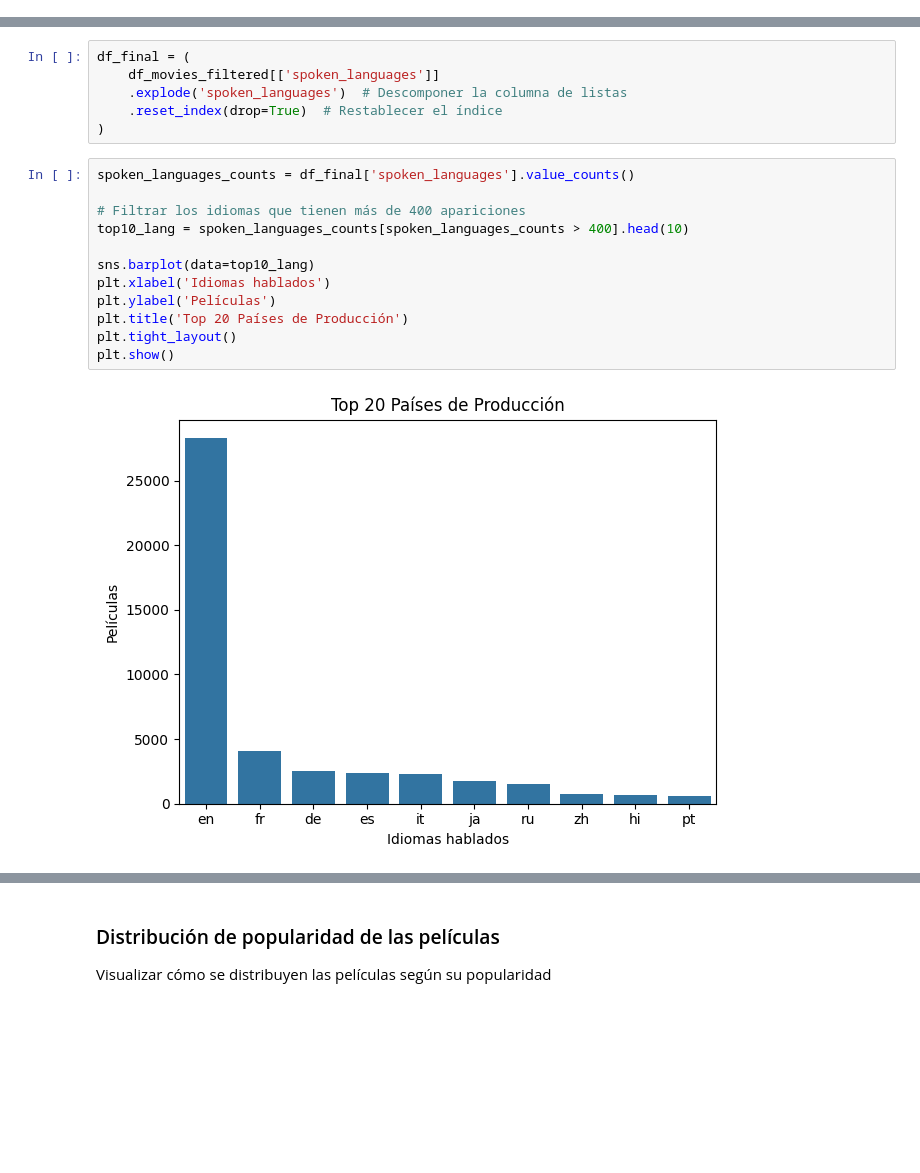
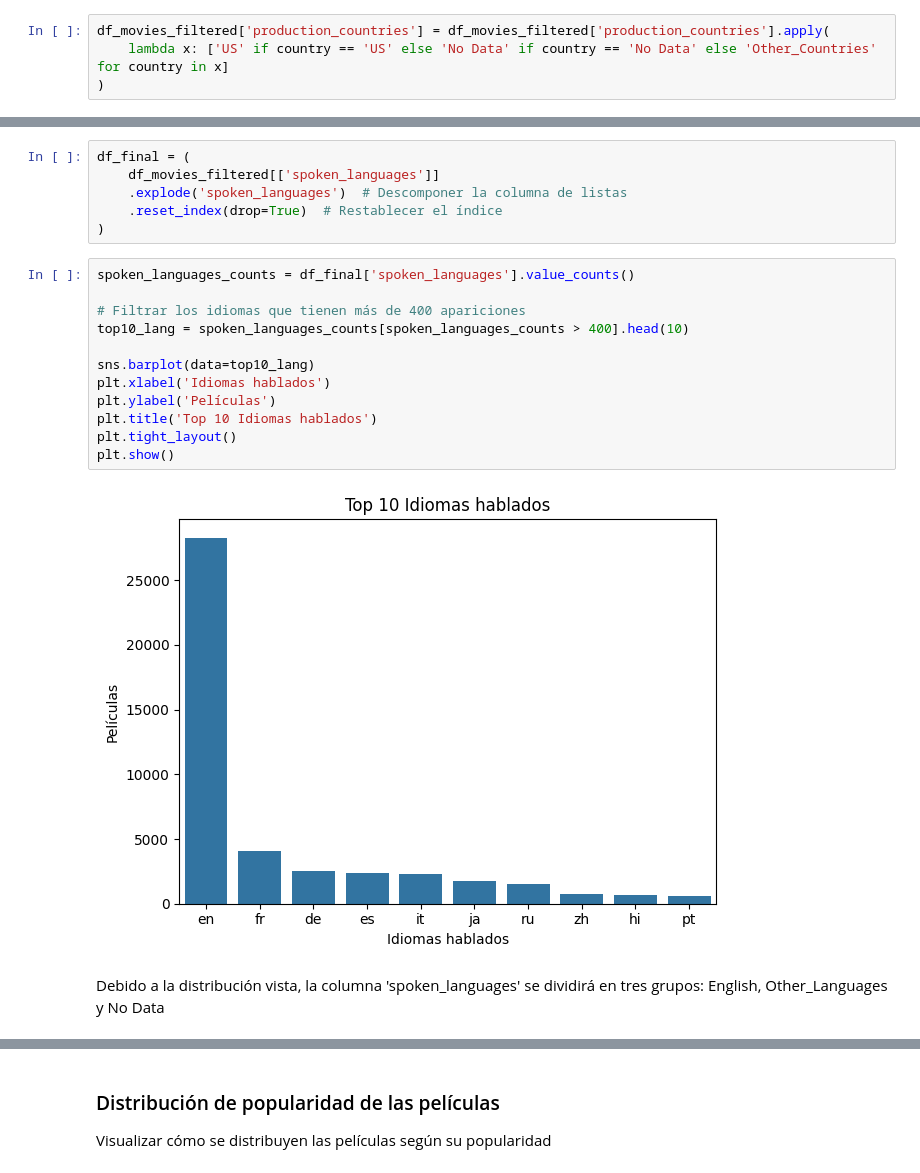
Before and after one commit to alejocampos1/Movies_Recommendation_2024, a Jupyter notebook: Notebooks/eda.ipynb, the cells around one changed output, grey strips where cells are left out. Cells and saved outputs as stored; diff of their text form; blank space fills up the shorter version.

```diff
--- a/Notebooks/eda.ipynb
+++ b/Notebooks/eda.ipynb
@@ -503,0 +507,4 @@ Name: count, dtype: int64
+# %%
+df_movies_filtered['production_countries'] = df_movies_filtered['production_countries'].apply(
+    lambda x: ['US' if country == 'US' else 'No Data' if country == 'No Data' else 'Other_Countries' for country in x]
+)
@@ -513,14 +525,16 @@ df_final = (
 # %%
 spoken_languages_counts = df_final['spoken_languages'].value_counts()
 
 # Filtrar los idiomas que tienen más de 400 apariciones
 top10_lang = spoken_languages_counts[spoken_languages_counts > 400].head(10)
 
 sns.barplot(data=top10_lang)
 plt.xlabel('Idiomas hablados')
 plt.ylabel('Películas')
-plt.title('Top 20 Países de Producción')
+plt.title('Top 10 Idiomas hablados')
 plt.tight_layout()
 plt.show()
 # %% [output]
-[figure, old version]
+[figure, new version]
+# %% [markdown]
+Debido a la distribución vista, la columna 'spoken_languages' se dividirá en tres grupos: English, Other_Languages y No Data
```
Also changed, not shown: parts of 8 cells of this notebook, 3 other files.
